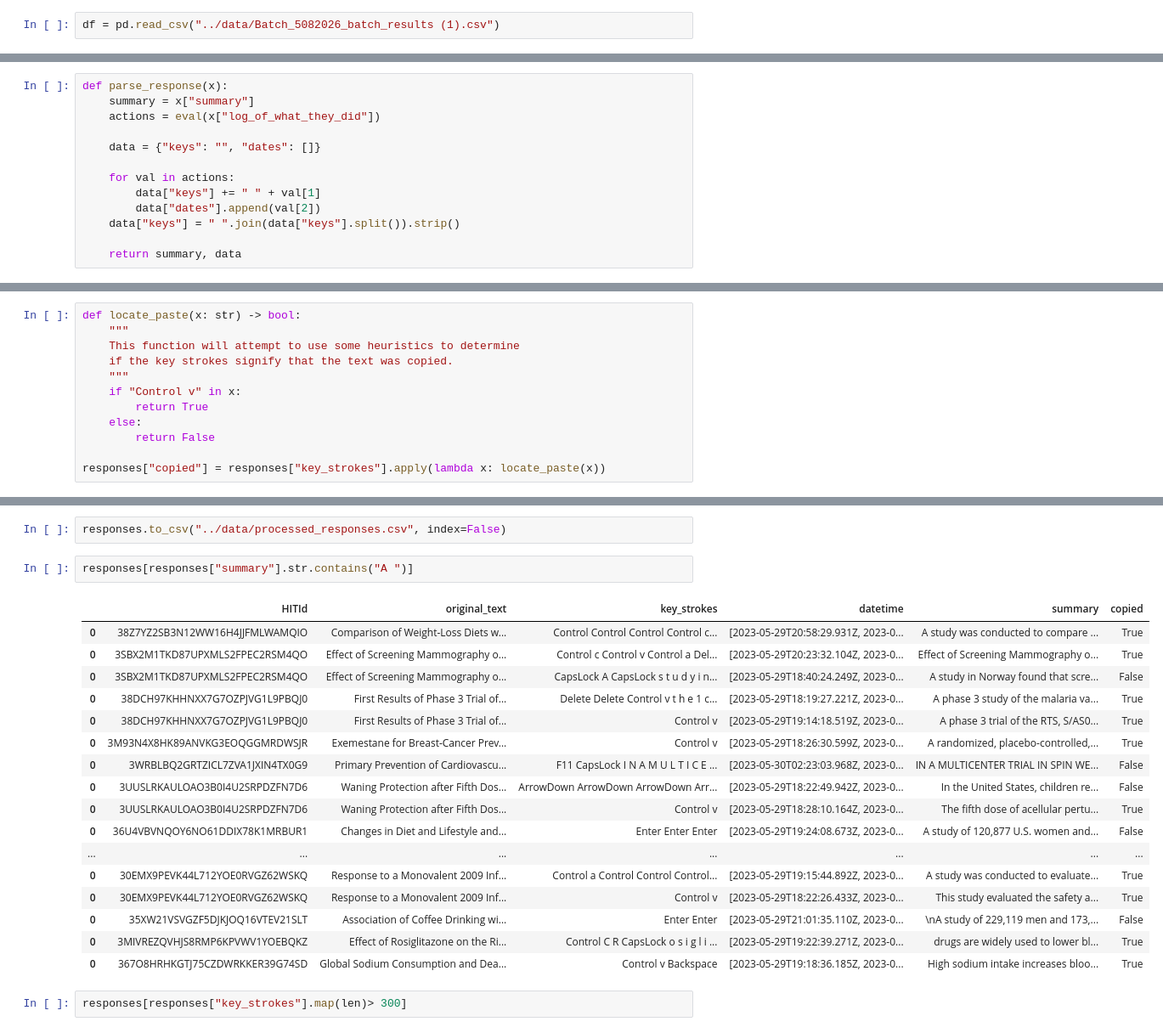
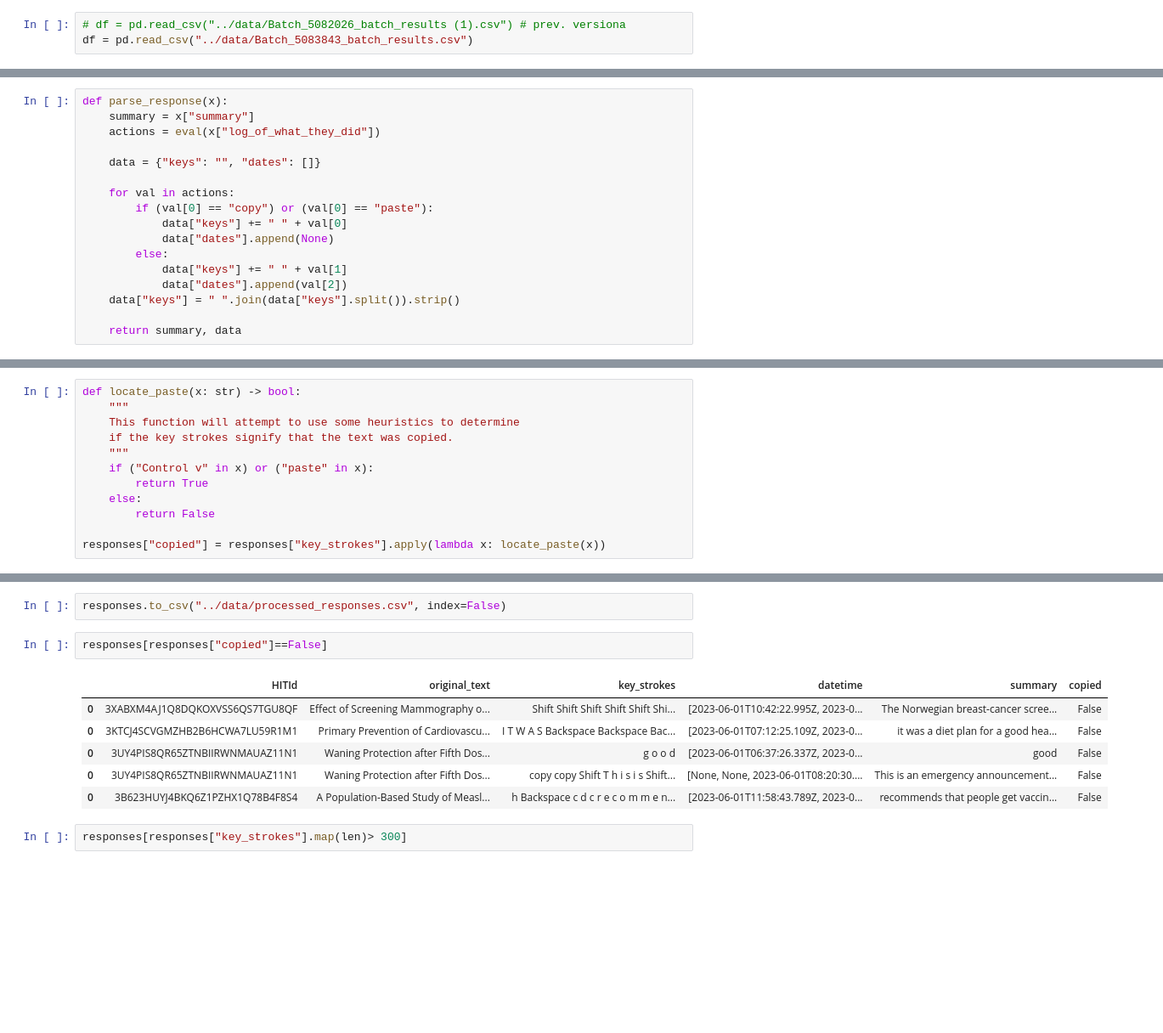
Before and after one commit to epfl-dlab/GPTurk, a Jupyter notebook: src/0_exploration.ipynb, the cells around one changed output, grey strips where cells are left out. Shown at 85% size. Cells and saved outputs as stored; diff of their text form; blank space fills up the shorter version.

```diff
--- a/src/0_exploration.ipynb
+++ b/src/0_exploration.ipynb
@@ -1,7 +1,8 @@
 # %%
 import pandas as pd
 # %%
-df = pd.read_csv("../data/Batch_5082026_batch_results (1).csv")
+# df = pd.read_csv("../data/Batch_5082026_batch_results (1).csv") # prev. versiona
+df = pd.read_csv("../data/Batch_5083843_batch_results.csv")
 # %%
 df["Description"].iloc[0]
 # %% [output]
@@ -14,8 +15,12 @@ def parse_response(x):
     data = {"keys": "", "dates": []}
 
     for val in actions:
-        data["keys"] += " " + val[1]
-        data["dates"].append(val[2])
+        if (val[0] == "copy") or (val[0] == "paste"):
+            data["keys"] += " " + val[0]
+            data["dates"].append(None)
+        else:
+            data["keys"] += " " + val[1]
+            data["dates"].append(val[2])
     data["keys"] = " ".join(data["keys"].split()).strip()
 
     return summary, data
@@ -40,7 +49,7 @@ def locate_paste(x: str) -> bool:
     This function will attempt to use some heuristics to determine
     if the key strokes signify that the text was copied.
     """
-    if "Control v" in x:
+    if ("Control v" in x) or ("paste" in x):
         return True
     else:
         return False
@@ -56,25 +65,14 @@ Name: HITId, dtype: int64
 # %%
 responses.to_csv("../data/processed_responses.csv", index=False)
 # %%
-responses[responses["summary"].str.contains("A ")]
+responses[responses["copied"]==False]
 # %% [output]
 |  | HITId | original_text | key_strokes | datetime | summary | copied |
-| 0 | 38Z7YZ2SB3N12WW16H4JJFMLWAMQIO | Comparison of Weight-Loss Diets w... | Control Control Control Control c... | [2023-05-29T20:58:29.931Z, 2023-0... | A study was conducted to compare ... | True |
-| 0 | 3SBX2M1TKD87UPXMLS2FPEC2RSM4QO | Effect of Screening Mammography o... | Control c Control v Control a Del... | [2023-05-29T20:23:32.104Z, 2023-0... | Effect of Screening Mammography o... | True |
-| 0 | 3SBX2M1TKD87UPXMLS2FPEC2RSM4QO | Effect of Screening Mammography o... | CapsLock A CapsLock s t u d y i n... | [2023-05-29T18:40:24.249Z, 2023-0... | A study in Norway found that scre... | False |
-| 0 | 38DCH97KHHNXX7G7OZPJVG1L9PBQJ0 | First Results of Phase 3 Trial of... | Delete Delete Control v t h e 1 c... | [2023-05-29T18:19:27.221Z, 2023-0... | A phase 3 study of the malaria va... | True |
-| 0 | 38DCH97KHHNXX7G7OZPJVG1L9PBQJ0 | First Results of Phase 3 Trial of... | Control v | [2023-05-29T19:14:18.519Z, 2023-0... | A phase 3 trial of the RTS, S/AS0... | True |
-| 0 | 3M93N4X8HK89ANVKG3EOQGGMRDWSJR | Exemestane for Breast-Cancer Prev... | Control v | [2023-05-29T18:26:30.599Z, 2023-0... | A randomized, placebo-controlled,... | True |
-| 0 | 3WRBLBQ2GRTZICL7ZVA1JXIN4TX0G9 | Primary Prevention of Cardiovascu... | F11 CapsLock I N A M U L T I C E ... | [2023-05-30T02:23:03.968Z, 2023-0... | IN A MULTICENTER TRIAL IN SPIN WE... | False |
-| 0 | 3UUSLRKAULOAO3B0I4U2SRPDZFN7D6 | Waning Protection after Fifth Dos... | ArrowDown ArrowDown ArrowDown Arr... | [2023-05-29T18:22:49.942Z, 2023-0... | In the United States, children re... | False |
-| 0 | 3UUSLRKAULOAO3B0I4U2SRPDZFN7D6 | Waning Protection after Fifth Dos... | Control v | [2023-05-29T18:28:10.164Z, 2023-0... | The fifth dose of acellular pertu... | True |
-| 0 | 36U4VBVNQOY6NO61DDIX78K1MRBUR1 | Changes in Diet and Lifestyle and... | Enter Enter Enter | [2023-05-29T19:24:08.673Z, 2023-0... | A study of 120,877 U.S. women and... | False |
-| ... | ... | ... | ... | ... | ... | ... |
-| 0 | 30EMX9PEVK44L712YOE0RVGZ62WSKQ | Response to a Monovalent 2009 Inf... | Control a Control Control Control... | [2023-05-29T19:15:44.892Z, 2023-0... | A study was conducted to evaluate... | True |
-| 0 | 30EMX9PEVK44L712YOE0RVGZ62WSKQ | Response to a Monovalent 2009 Inf... | Control v | [2023-05-29T18:22:26.433Z, 2023-0... | This study evaluated the safety a... | True |
-| 0 | 35XW21VSVGZF5DJKJOQ16VTEV21SLT | Association of Coffee Drinking wi... | Enter Enter | [2023-05-29T21:01:35.110Z, 2023-0... | \nA study of 229,119 men and 173,... | False |
-| 0 | 3MIVREZQVHJS8RMP6KPVWV1YOEBQKZ | Effect of Rosiglitazone on the Ri... | Control C R CapsLock o s i g l i ... | [2023-05-29T19:22:39.271Z, 2023-0... | drugs are widely used to lower bl... | True |
-| 0 | 367O8HRHKGTJ75CZDWRKKER39G74SD | Global Sodium Consumption and Dea... | Control v Backspace | [2023-05-29T19:18:36.185Z, 2023-0... | High sodium intake increases bloo... | True |
+| 0 | 3XABXM4AJ1Q8DQKOXVSS6QS7TGU8QF | Effect of Screening Mammography o... | Shift Shift Shift Shift Shift Shi... | [2023-06-01T10:42:22.995Z, 2023-0... | The Norwegian breast-cancer scree... | False |
+| 0 | 3KTCJ4SCVGMZHB2B6HCWA7LU59R1M1 | Primary Prevention of Cardiovascu... | I T W A S Backspace Backspace Bac... | [2023-06-01T07:12:25.109Z, 2023-0... | it was a diet plan for a good hea... | False |
+| 0 | 3UY4PIS8QR65ZTNBIIRWNMAUAZ11N1 | Waning Protection after Fifth Dos... | g o o d | [2023-06-01T06:37:26.337Z, 2023-0... | good | False |
+| 0 | 3UY4PIS8QR65ZTNBIIRWNMAUAZ11N1 | Waning Protection after Fifth Dos... | copy copy Shift T h i s i s Shift... | [None, None, 2023-06-01T08:20:30.... | This is an emergency announcement... | False |
+| 0 | 3B623HUYJ4BKQ6Z1PZHX1Q78B4F8S4 | A Population-Based Study of Measl... | h Backspace c d c r e c o m m e n... | [2023-06-01T11:58:43.789Z, 2023-0... | recommends that people get vaccin... | False |
 # %%
 responses[responses["key_strokes"].map(len)> 300]
 # %% [output]
```
Also changed, not shown: parts of 3 cells of this notebook, 7 other files.
